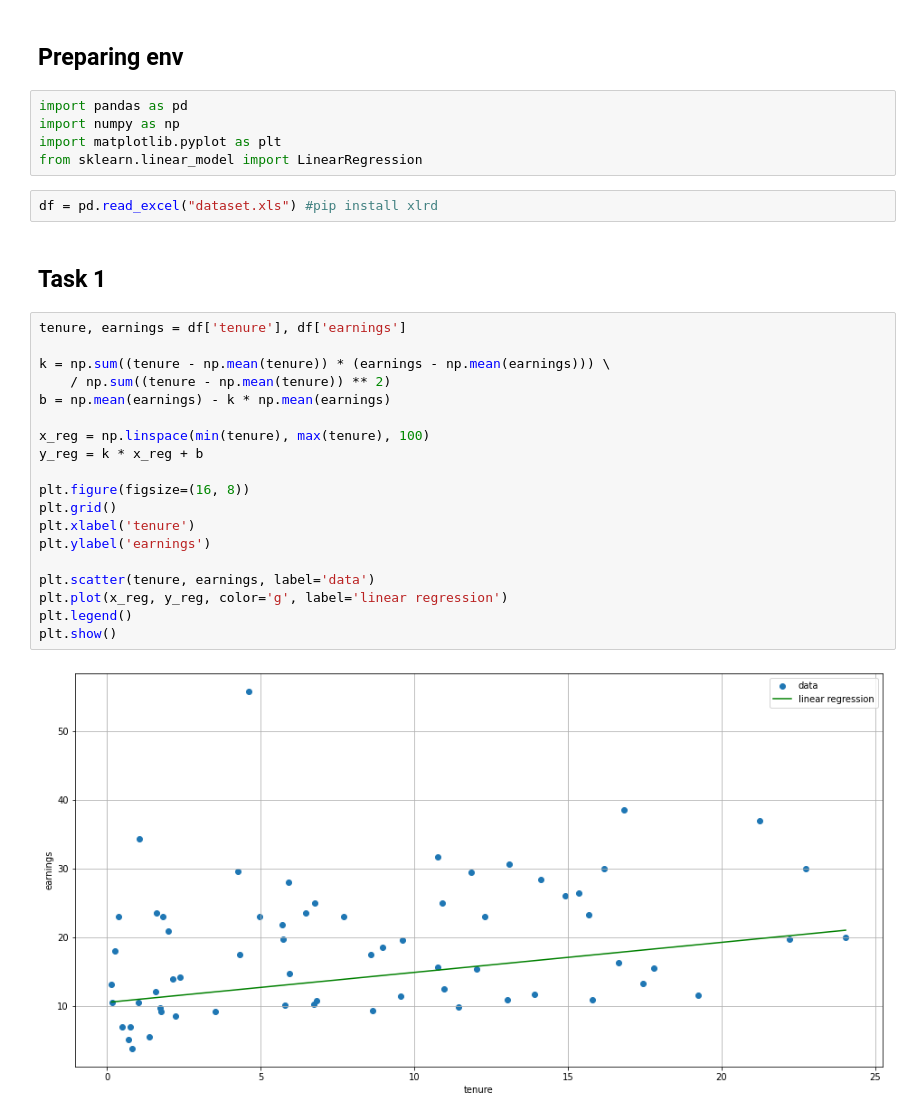
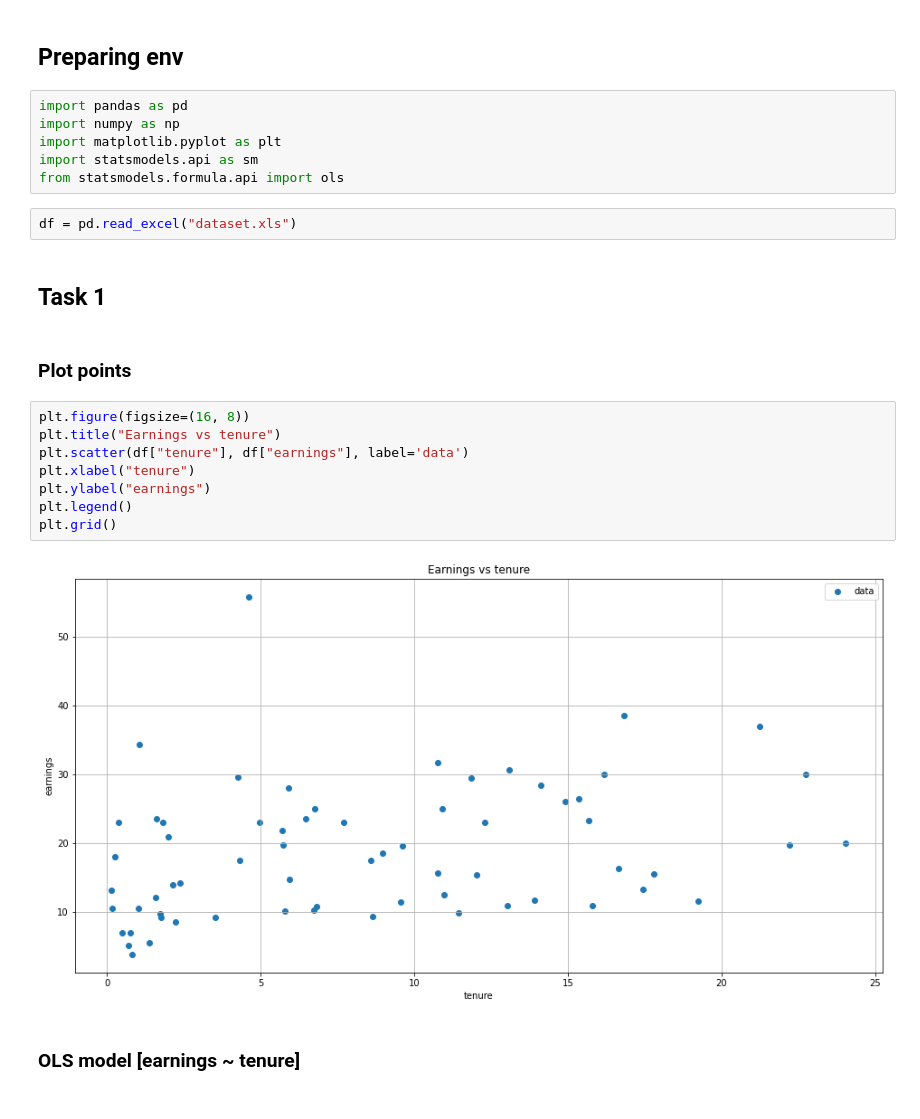
Before and after one commit to dudin-george/econometrics, a Jupyter notebook: HW1/notebook.ipynb, the cells around one changed output. Cells and saved outputs as stored; diff of their text form.

```diff
--- a/HW1/notebook.ipynb
+++ b/HW1/notebook.ipynb
@@ -6,29 +6,23 @@
 import pandas as pd
 import numpy as np
 import matplotlib.pyplot as plt
-from sklearn.linear_model import LinearRegression
+import statsmodels.api as sm
+from statsmodels.formula.api import ols
 # %%
-df = pd.read_excel("dataset.xls") #pip install xlrd
+df = pd.read_excel("dataset.xls")
 # %% [markdown]
 ## Task 1
-# %%
-tenure, earnings = df['tenure'], df['earnings']
-
-k = np.sum((tenure - np.mean(tenure)) * (earnings - np.mean(earnings))) \
-    / np.sum((tenure - np.mean(tenure)) ** 2)
-b = np.mean(earnings) - k * np.mean(earnings)
-
-x_reg = np.linspace(min(tenure), max(tenure), 100)
-y_reg = k * x_reg + b
-
-plt.figure(figsize=(16, 8))
-plt.grid()
-plt.xlabel('tenure')
-plt.ylabel('earnings')
-
-plt.scatter(tenure, earnings, label='data')
-plt.plot(x_reg, y_reg, color='g', label='linear regression')
-plt.legend()
-plt.show()
-# %% [output]
-[figure, removed]
+# %% [markdown]
+### Plot points
+# %%
+plt.figure(figsize=(16, 8))
+plt.title("Earnings vs tenure")
+plt.scatter(df["tenure"], df["earnings"], label='data')
+plt.xlabel("tenure")
+plt.ylabel("earnings")
+plt.legend()
+plt.grid()
+# %% [output]
+[figure, added]
+# %% [markdown]
+### OLS model [earnings ~ tenure]
```
Also changed, not shown: parts of 33 cells of this notebook.
